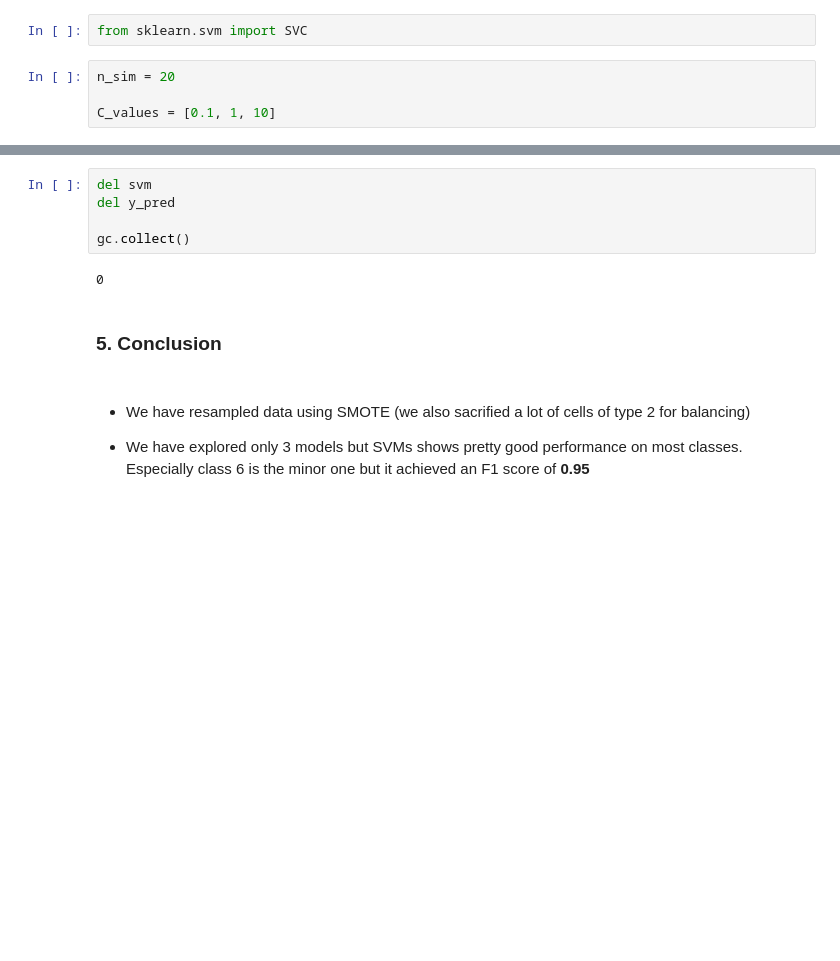
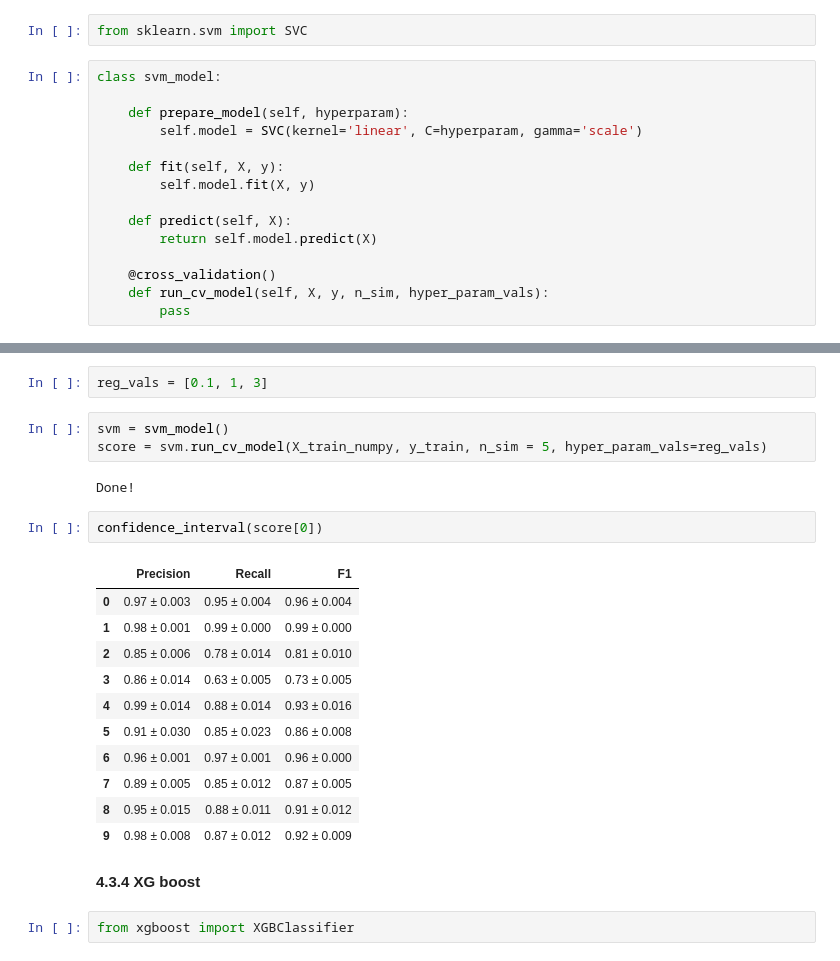
Before and after one commit to BillCoML/cell_anotation, a Jupyter notebook: cell_type.ipynb, the cells around one changed output, grey strips where cells are left out. Cells and saved outputs as stored; diff of their text form; blank space fills up the shorter version.

```diff
--- a/cell_type.ipynb
+++ b/cell_type.ipynb
@@ -853,6 +711,17 @@ gc.collect()
 # %%
 from sklearn.svm import SVC
 # %%
-n_sim = 20
+class svm_model:
 
-C_values = [0.1, 1, 10]
+    def prepare_model(self, hyperparam):
+        self.model = SVC(kernel='linear', C=hyperparam, gamma='scale')
+
+    def fit(self, X, y):
+        self.model.fit(X, y)
+
+    def predict(self, X):
+        return self.model.predict(X)
+
+    @cross_validation()
+    def run_cv_model(self, X, y, n_sim, hyper_param_vals):
+        pass
@@ -1000,13 +728,25 @@ weighted avg       0.94      0.94      0.94      7000
-# %%
-del svm
-del y_pred
-
-gc.collect()
-# %% [output]
-0
-# %% [markdown]
-**<h3>5. Conclusion</h3>**
-# %% [markdown]
-+ We have resampled data using SMOTE (we also sacrified a lot of cells of type 2 for balancing)
-
-+ We have explored only 3 models but SVMs shows pretty good performance on most classes. Especially class 6 is the minor one but it achieved an F1 score of **0.95**
+# %%
+reg_vals = [0.1, 1, 3]
+# %%
+svm = svm_model()
+score = svm.run_cv_model(X_train_numpy, y_train, n_sim = 5, hyper_param_vals=reg_vals)
+# %% [output]
+Done!
+# %%
+confidence_interval(score[0])
+# %% [output]
+|  | Precision | Recall | F1 |
+| 0 | 0.97 ± 0.003 | 0.95 ± 0.004 | 0.96 ± 0.004 |
+| 1 | 0.98 ± 0.001 | 0.99 ± 0.000 | 0.99 ± 0.000 |
+| 2 | 0.85 ± 0.006 | 0.78 ± 0.014 | 0.81 ± 0.010 |
+| 3 | 0.86 ± 0.014 | 0.63 ± 0.005 | 0.73 ± 0.005 |
+| 4 | 0.99 ± 0.014 | 0.88 ± 0.014 | 0.93 ± 0.016 |
+| 5 | 0.91 ± 0.030 | 0.85 ± 0.023 | 0.86 ± 0.008 |
+| 6 | 0.96 ± 0.001 | 0.97 ± 0.001 | 0.96 ± 0.000 |
+| 7 | 0.89 ± 0.005 | 0.85 ± 0.012 | 0.87 ± 0.005 |
+| 8 | 0.95 ± 0.015 | 0.88 ± 0.011 | 0.91 ± 0.012 |
+| 9 | 0.98 ± 0.008 | 0.87 ± 0.012 | 0.92 ± 0.009 |
+# %% [markdown]
+**4.3.4 XG boost**
+# %%
+from xgboost import XGBClassifier
```
Also changed, not shown: parts of 61 cells of this notebook, 1 other file.
